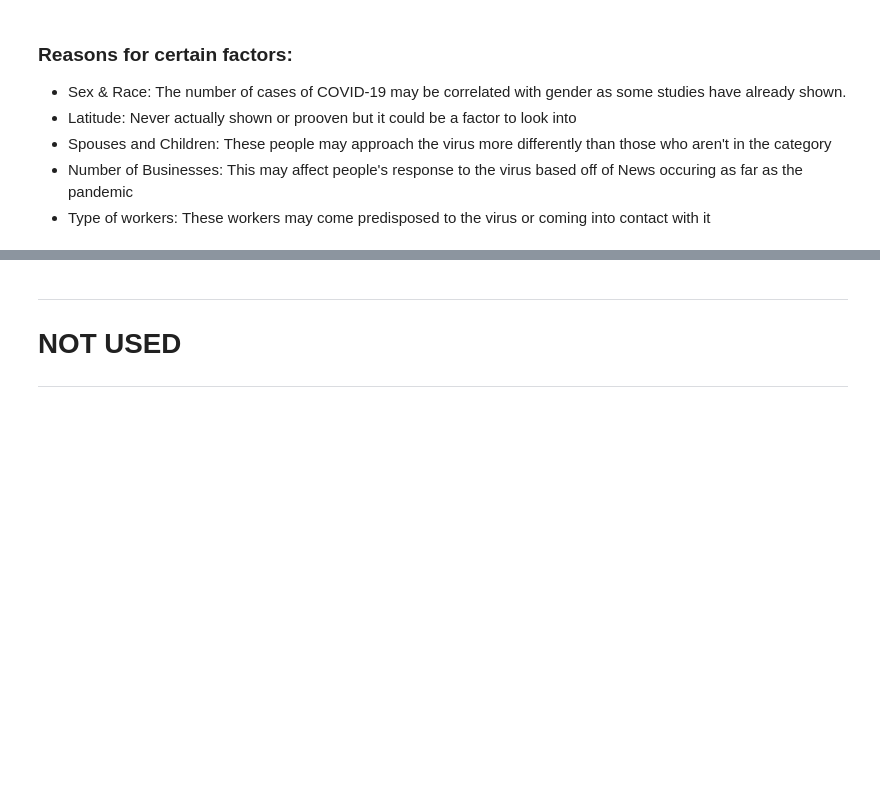
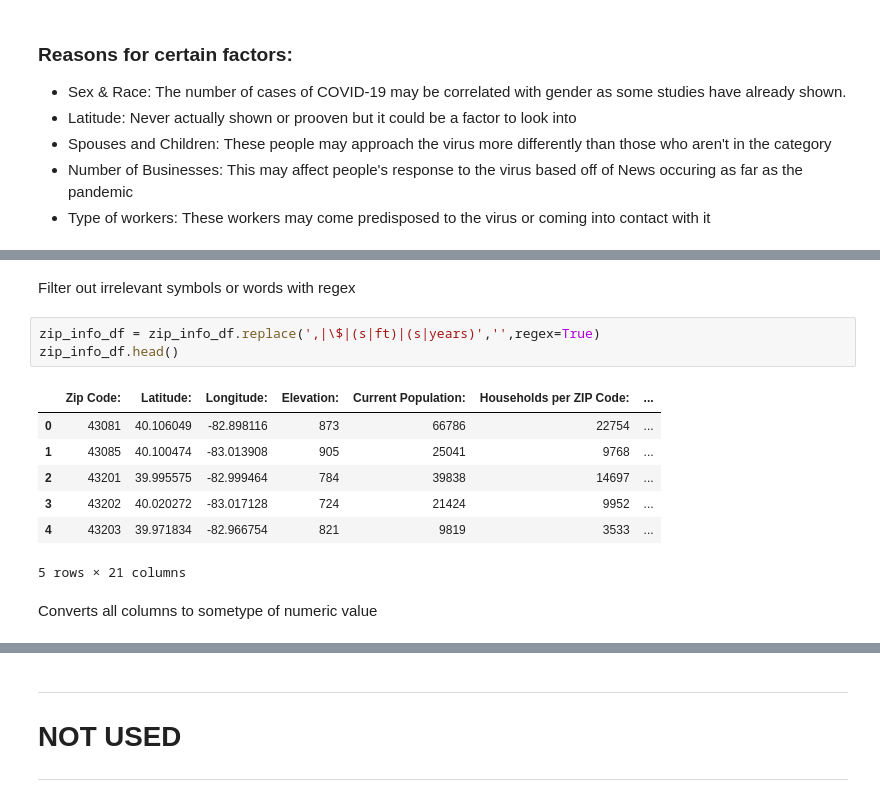
Before and after one commit to stein463/AppliedDataScienceCapstoneIBM, a Jupyter notebook: FinalProjectForIBMDataScienceCertification.ipynb, the cells around one changed output, grey strips where cells are left out. Saved outputs shown, nothing was run; the diff lists cells and outputs as text; blank space fills up the shorter version.

```diff
--- a/FinalProjectForIBMDataScienceCertification.ipynb
+++ b/FinalProjectForIBMDataScienceCertification.ipynb
@@ -334,0 +349,15 @@ zip_info_df=zip_info_df[['Zip Code:','Latitude:','Longitude:','Elevation:','Curr
+# %% [markdown]
+Filter out irrelevant symbols or words with regex
+# %%
+zip_info_df = zip_info_df.replace(',|\$|(s|ft)|(s|years)','',regex=True)
+zip_info_df.head()
+# %% [output]
+|  | Zip Code: | Latitude: | Longitude: | Elevation: | Current Population: | Households per ZIP Code: | ... |
+| 0 | 43081 | 40.106049 | -82.898116 | 873 | 66786 | 22754 | ... |
+| 1 | 43085 | 40.100474 | -83.013908 | 905 | 25041 | 9768 | ... |
+| 2 | 43201 | 39.995575 | -82.999464 | 784 | 39838 | 14697 | ... |
+| 3 | 43202 | 40.020272 | -83.017128 | 724 | 21424 | 9952 | ... |
+| 4 | 43203 | 39.971834 | -82.966754 | 821 | 9819 | 3533 | ... |
+5 rows × 21 columns
+# %% [markdown]
+Converts all columns to sometype of numeric value
```
Also changed, not shown: parts of 7 cells of this notebook.
